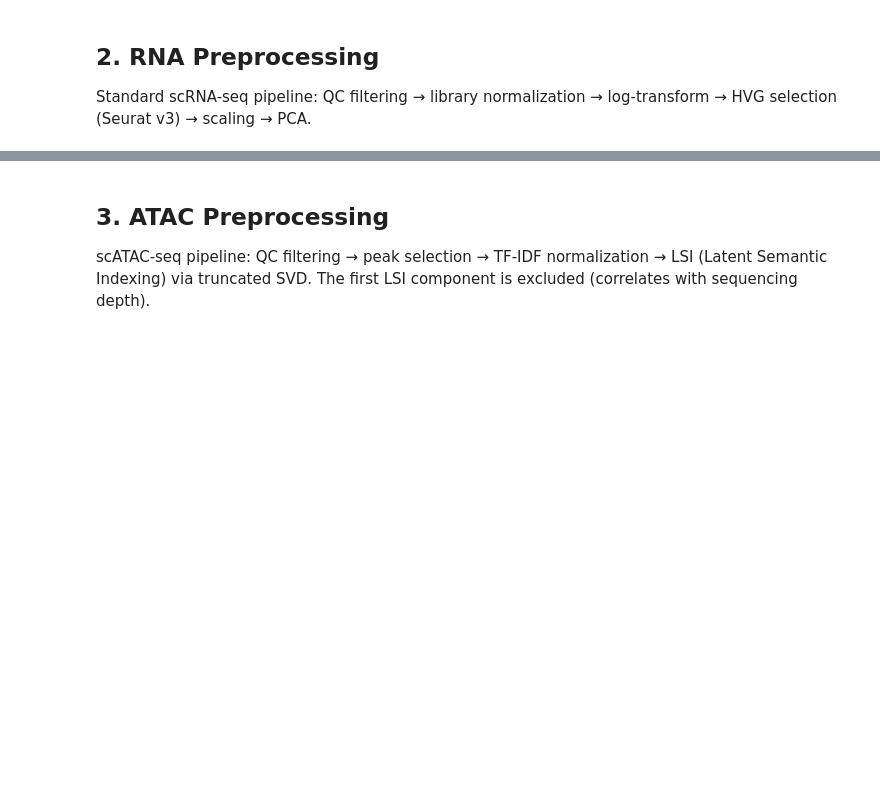
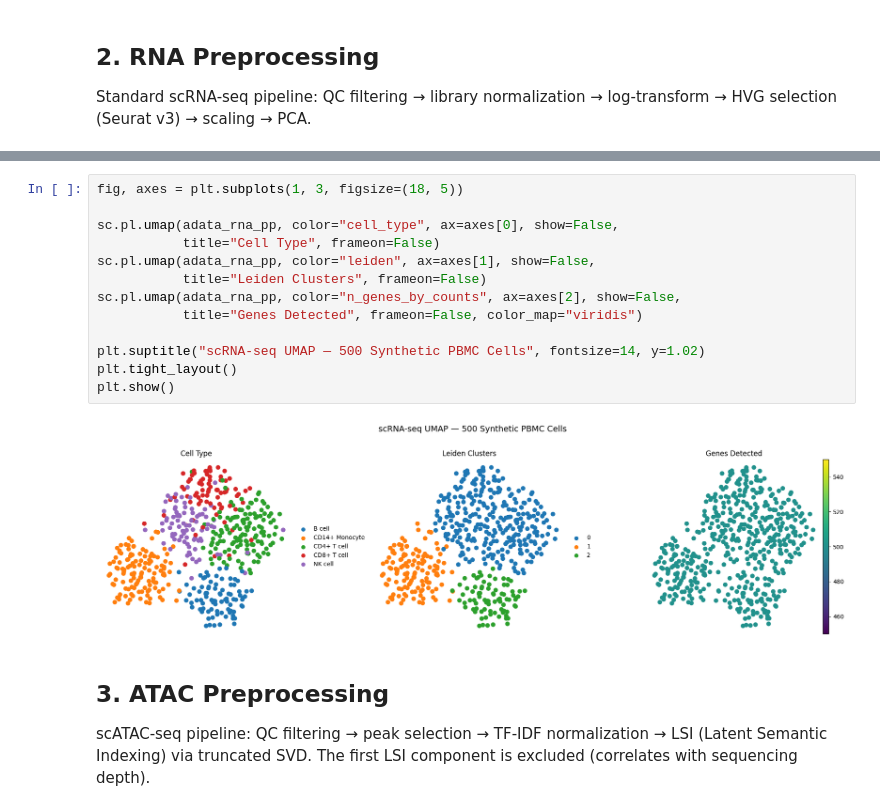
Before and after one commit to pgrady1322/immunomics, a Jupyter notebook: examples/multiomics_integration_demo.ipynb, the cells around one changed output, grey strips where cells are left out. Saved outputs shown, nothing was run; the diff lists cells and outputs as text; blank space fills up the shorter version.

```diff
--- a/examples/multiomics_integration_demo.ipynb
+++ b/examples/multiomics_integration_demo.ipynb
@@ -97,3 +303,18 @@ print(f"HVGs: {adata_rna_pp.var['highly_variable'].sum()}")
+# %%
+fig, axes = plt.subplots(1, 3, figsize=(18, 5))
+
+sc.pl.umap(adata_rna_pp, color="cell_type", ax=axes[0], show=False,
+           title="Cell Type", frameon=False)
+sc.pl.umap(adata_rna_pp, color="leiden", ax=axes[1], show=False,
+           title="Leiden Clusters", frameon=False)
+sc.pl.umap(adata_rna_pp, color="n_genes_by_counts", ax=axes[2], show=False,
+           title="Genes Detected", frameon=False, color_map="viridis")
+
+plt.suptitle("scRNA-seq UMAP — 500 Synthetic PBMC Cells", fontsize=14, y=1.02)
+plt.tight_layout()
+plt.show()
+# %% [output]
+[figure, added]
 # %% [markdown]
 ## 3. ATAC Preprocessing
 
```
Also changed, not shown: parts of 19 cells of this notebook, 1 other file.
